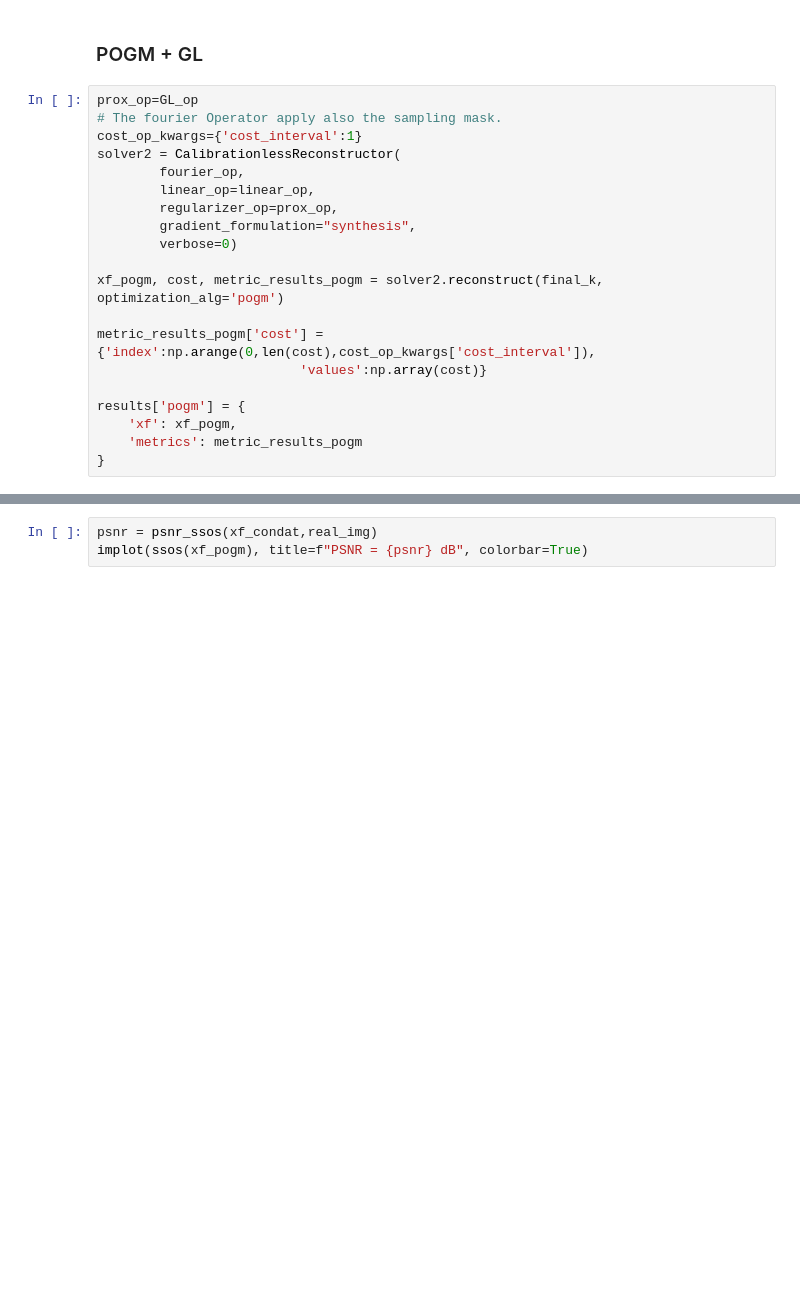
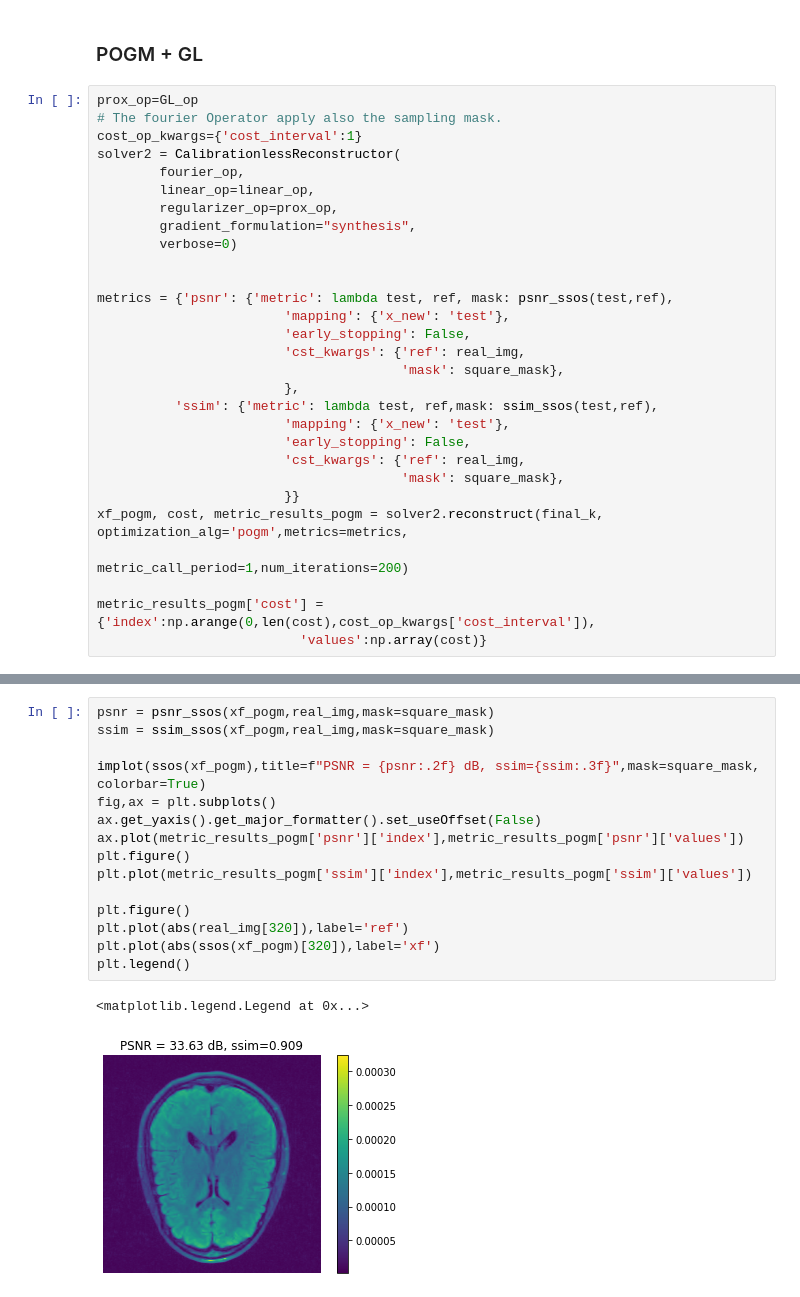
Before and after one commit to paquiteau/pysap-mri-online, a Jupyter notebook: notebook/offline_reconstruction.ipynb, the cells around one changed output, grey strips where cells are left out. Drawn from its saved outputs; the diff is of its cells as text; blank space fills up the shorter version.

```diff
--- a/notebook/offline_reconstruction.ipynb
+++ b/notebook/offline_reconstruction.ipynb
@@ -154,12 +194,21 @@ solver2 = CalibrationlessReconstructor(
         gradient_formulation="synthesis",
         verbose=0)
 
-xf_pogm, cost, metric_results_pogm = solver2.reconstruct(final_k, optimization_alg='pogm')
+
+metrics = {'psnr': {'metric': lambda test, ref, mask: psnr_ssos(test,ref),
+                        'mapping': {'x_new': 'test'},
+                        'early_stopping': False,
+                        'cst_kwargs': {'ref': real_img,
+                                       'mask': square_mask},
+                        },
+          'ssim': {'metric': lambda test, ref,mask: ssim_ssos(test,ref),
+                        'mapping': {'x_new': 'test'},
+                        'early_stopping': False,
+                        'cst_kwargs': {'ref': real_img,
+                                       'mask': square_mask},
+                        }}
+xf_pogm, cost, metric_results_pogm = solver2.reconstruct(final_k, optimization_alg='pogm',metrics=metrics,
+                                                             metric_call_period=1,num_iterations=200)
 
 metric_results_pogm['cost'] = {'index':np.arange(0,len(cost),cost_op_kwargs['cost_interval']),
                           'values':np.array(cost)}
-
-results['pogm'] = {
-    'xf': xf_pogm,
-    'metrics': metric_results_pogm
-}
@@ -166,3 +218,18 @@ results['pogm'] = {
-# %%
-psnr = psnr_ssos(xf_condat,real_img)
-implot(ssos(xf_pogm), title=f"PSNR = {psnr} dB", colorbar=True)
+# %%
+psnr = psnr_ssos(xf_pogm,real_img,mask=square_mask)
+ssim = ssim_ssos(xf_pogm,real_img,mask=square_mask)
+
+implot(ssos(xf_pogm),title=f"PSNR = {psnr:.2f} dB, ssim={ssim:.3f}",mask=square_mask, colorbar=True)
+fig,ax = plt.subplots()
+ax.get_yaxis().get_major_formatter().set_useOffset(False)
+ax.plot(metric_results_pogm['psnr']['index'],metric_results_pogm['psnr']['values'])
+plt.figure()
+plt.plot(metric_results_pogm['ssim']['index'],metric_results_pogm['ssim']['values'])
+
+plt.figure()
+plt.plot(abs(real_img[320]),label='ref')
+plt.plot(abs(ssos(xf_pogm)[320]),label='xf')
+plt.legend()
+# %% [output]
+<matplotlib.legend.Legend at 0x...>
+[figure, added]
```
Also changed, not shown: parts of 12 cells of this notebook, 8 other files.
